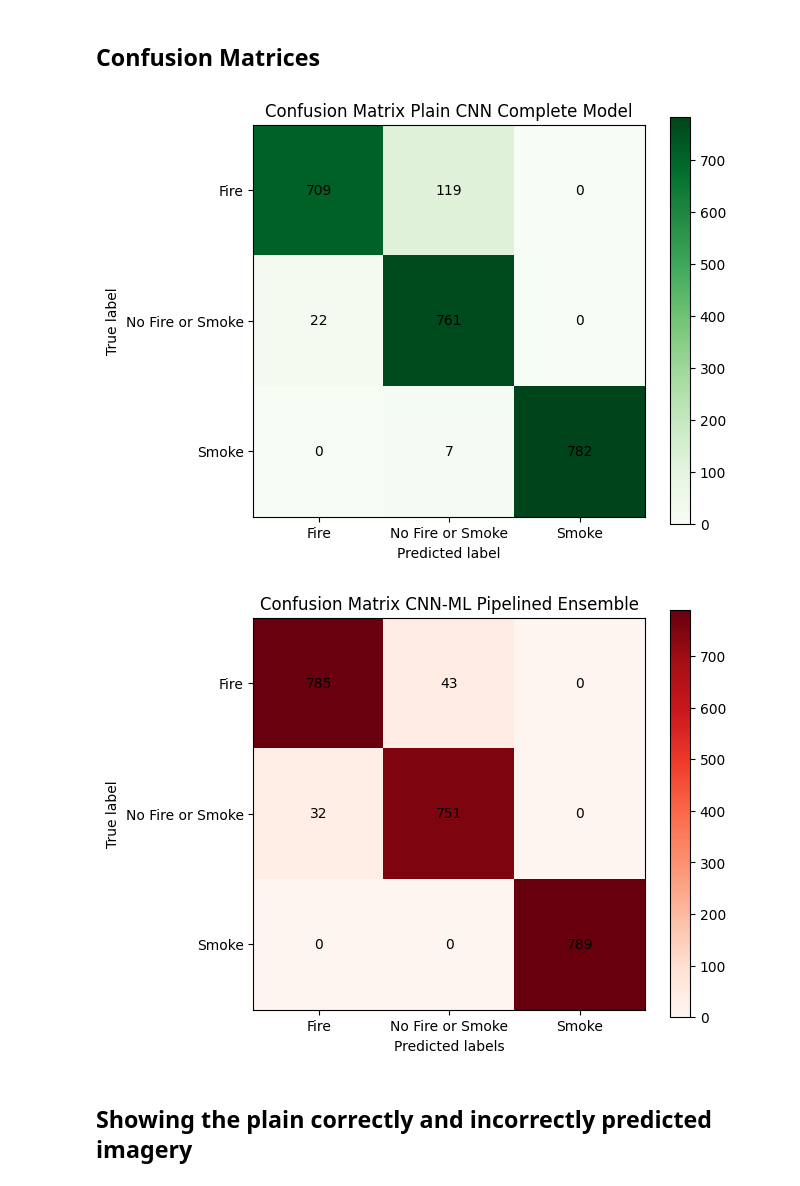
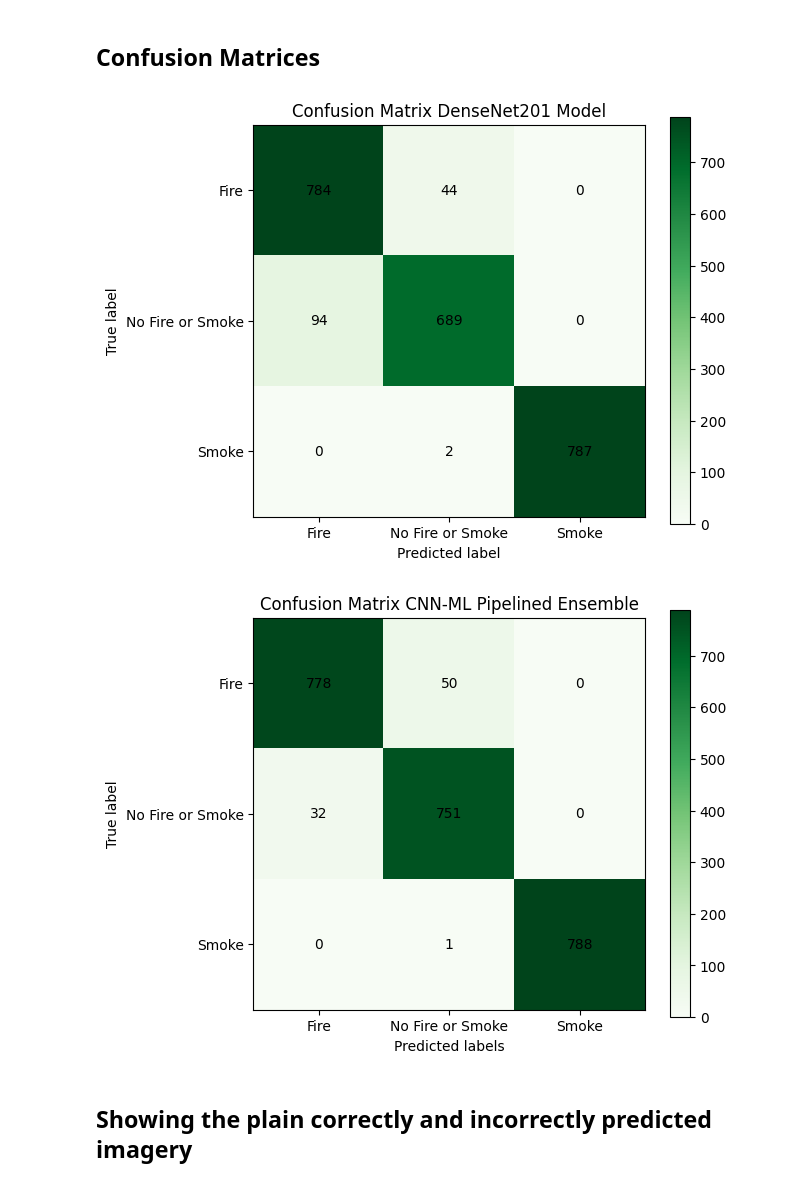
Before and after one commit to KoraySali/Dissertation_Archive, a Jupyter notebook: model_creation.ipynb, the cells around one changed output. Cells and saved outputs as stored; diff of their text form; code cells hidden in the pictures.

```diff
--- a/model_creation.ipynb
+++ b/model_creation.ipynb
@@ -234,7 +235,6 @@ complete_model = tf.keras.models.Sequential([
     tf.keras.layers.Conv2D(filters=128, kernel_size=3, padding="same", activation="relu"),
     tf.keras.layers.MaxPooling2D(pool_size=2, strides=2),
     tf.keras.layers.BatchNormalization(),
-    tf.keras.layers.Dropout(0.5),
 
     tf.keras.layers.Conv2D(filters=256, kernel_size=3, padding="same", activation="LeakyReLU"),
     tf.keras.layers.BatchNormalization(),
@@ -247,21 +247,18 @@ complete_model = tf.keras.models.Sequential([
     tf.keras.layers.Conv2D(filters=512, kernel_size=3, padding="same", activation="relu"),
     tf.keras.layers.MaxPooling2D(pool_size=2, strides=2),
     tf.keras.layers.BatchNormalization(),
-    tf.keras.layers.Dropout(0.5),
 
     tf.keras.layers.Conv2D(filters=1028, kernel_size=3, padding="same", activation="LeakyReLU"),
     tf.keras.layers.BatchNormalization(),
     tf.keras.layers.Conv2D(filters=1028, kernel_size=3, padding="same", activation="relu"),
     tf.keras.layers.MaxPooling2D(pool_size=2, strides=2),
     tf.keras.layers.BatchNormalization(),
-    tf.keras.layers.Dropout(0.5),
 
     tf.keras.layers.Conv2D(filters=2056, kernel_size=3, padding="same", activation="LeakyReLU"),
     tf.keras.layers.BatchNormalization(),
     tf.keras.layers.Conv2D(filters=2056, kernel_size=3, padding="same", activation="relu"),
     tf.keras.layers.MaxPooling2D(pool_size=2, strides=2),
     tf.keras.layers.BatchNormalization(),
-    tf.keras.layers.Dropout(0.5),
 
     tf.keras.layers.Flatten(),
     tf.keras.layers.Dense(1028, activation="relu"),
@@ -273,8 +270,8 @@ complete_model = tf.keras.models.Sequential([
     tf.keras.layers.Dense(3, activation="softmax")
 ])
 # %%
-callback = tf.keras.callbacks.EarlyStopping(monitor='val_accuracy', patience=1)
+#callback = tf.keras.callbacks.EarlyStopping(monitor='val_accuracy', patience=1)
 complete_model.compile(loss=tf.keras.losses.SparseCategoricalCrossentropy(), optimizer=tf.keras.optimizers.Adam(learning_rate=0.0007), metrics=['accuracy'])
-history_complete = complete_model.fit(X_train, y_train, batch_size=64, epochs=10, validation_data=(X_test, y_test), callbacks=[callback])
+history_complete = complete_model.fit(X_train, y_train, batch_size=64, epochs=10, validation_data=(X_test, y_test)) #, callbacks=[callback]
 # %% [output]
 Epoch 1/10
@@ -543,0 +581,3 @@ y_true=y_test
+# %%
+predicted_classes_vgg  = np.argmax(vgg_model.predict(X_test.reshape(-1,128,128,3)), axis=-1)
+y_true=y_test
@@ -628,30 +670,30 @@ for row_cnn in range(conf_mat_cnn.shape[0]):
                   color="black")
 
 figs.tight_layout()
-axes.set_title("Confusion Matrix Plain CNN Complete Model"); pass
+axes.set_title("Confusion Matrix DenseNet201 Model"); pass
 # %% [output]
-[figure, old version]
+[figure, new version]
 # %%
 # CNN PIPELINED ENSEMBLE
 
 figs, axes = plt.subplots()
-plot = axes.imshow(conf_mat_ensemble, cmap=plt.cm.Reds)
+plot = axes.imshow(conf_mat_ensemble, cmap=plt.cm.Greens)
 axes.figure.colorbar(plot, ax=axes)
 
 axes.set(xticks=np.arange(conf_mat_ensemble.shape[1]), yticks=np.arange(conf_mat_ensemble.shape[0]), xticklabels=class_names, yticklabels=class_names, ylabel='True label', xlabel='Predicted labels')
 
 for row_ensemble in range(conf_mat_ensemble.shape[0]):
     for col_ensemble in range(conf_mat_ensemble.shape[1]):
         axes.text(col_ensemble, row_ensemble,
                   format(conf_mat_ensemble[row_ensemble, col_ensemble]),
                   ha="center",
                   va="center",
                   color="black")
 
 figs.tight_layout()
 axes.set_title("Confusion Matrix CNN-ML Pipelined Ensemble"); pass
 # %% [output]
-[figure, old version]
+[figure, new version]
 # %% [markdown]
 ## Showing the plain correctly and incorrectly predicted imagery
 # %%
```
Also changed, not shown: parts of 25 cells of this notebook.
